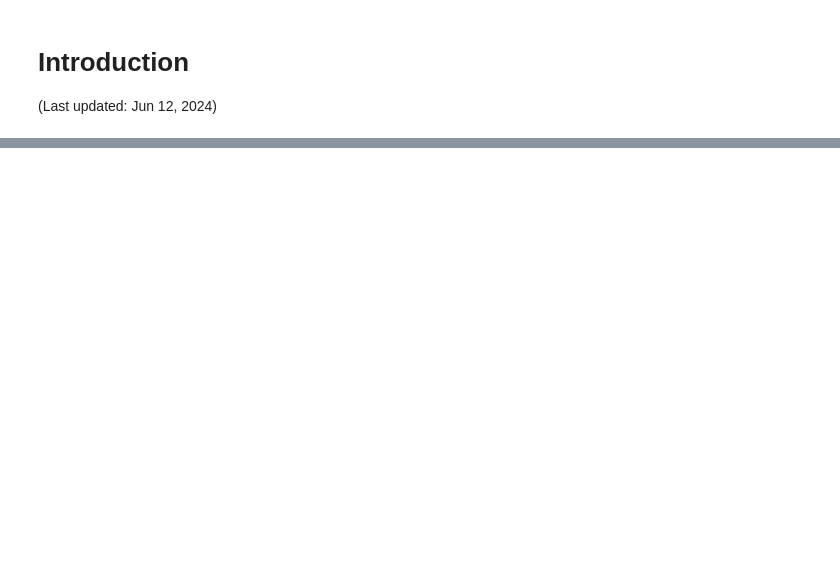
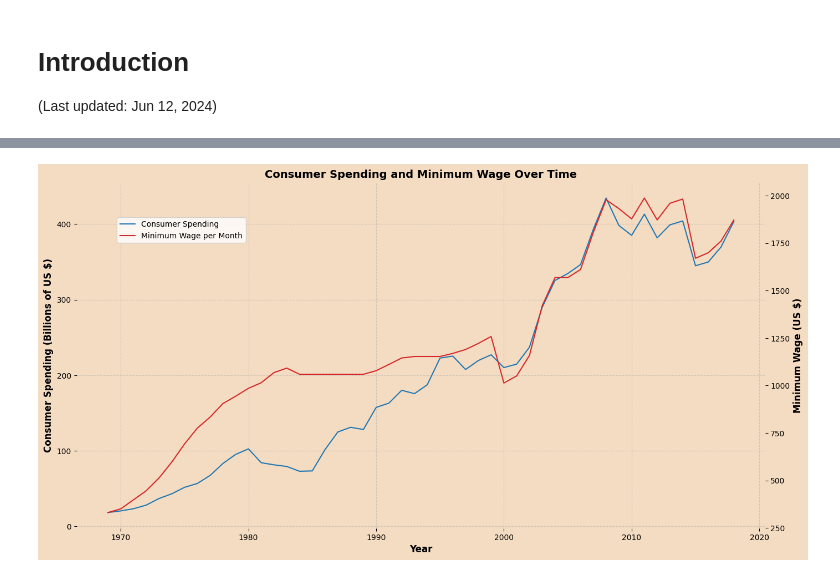
Before and after one commit to anri4/Information_Visualization, a Jupyter notebook: _build/jupyter_execute/docs/main.ipynb, the cells around one changed output, grey strips where cells are left out. Cells and saved outputs as stored; diff of their text form; code cells hidden in the pictures; blank space fills up the shorter version.

Commit message:
Finished graph 1

```diff
--- a/_build/jupyter_execute/docs/main.ipynb
+++ b/_build/jupyter_execute/docs/main.ipynb
@@ -60,3 +5,76 @@ plot_consumer_spending_and_minimum_wage()
+# %%
+import pandas as pd
+import matplotlib.pyplot as plt
+
+# Exchange rates from euros to dollars for each year Source : https://www.macrotrends.net/2548/euro-dollar-exchange-rate-historical-chart
+exchange_rates = {
+    1969: 1.1747, 1970: 1.1747, 1971: 1.1747, 1972: 1.1747, 1973: 1.1747, 1974: 1.1747, 1975: 1.1747,
+    1976: 1.1747, 1977: 1.1747, 1978: 1.1747, 1979: 1.1747, 1980: 1.1747, 1981: 1.1747, 1982: 1.1747,
+    1983: 1.1747, 1984: 1.1747, 1985: 1.1747, 1986: 1.1747, 1987: 1.1747, 1988: 1.1747, 1989: 1.1747,
+    1990: 1.1747, 1991: 1.1747, 1992: 1.1747, 1993: 1.1747, 1994: 1.1747, 1995: 1.1747, 1996: 1.1747,
+    1997: 1.1747, 1998: 1.1747, 1999: 1.1747, 2000: 0.92, 2001: 0.90, 2002: 0.95, 2003: 1.13, 2004: 1.24,
+    2005: 1.24, 2006: 1.26, 2007: 1.38, 2008: 1.47, 2009: 1.39, 2010: 1.33, 2011: 1.39, 2012: 1.29,
+    2013: 1.33, 2014: 1.33, 2015: 1.11, 2016: 1.11, 2017: 1.13, 2018: 1.18
+}
+
+def convert_euro_to_dollar(year, amount_euro):
+    return amount_euro * exchange_rates.get(year, 1)
+
+def plot_consumer_spending_and_minimum_wage():
+    minimum_wage_df = pd.read_csv("minimum_wage_data.csv")
+    consumer_spending_df = pd.read_csv("netherlands-consumer-spending.csv")
+
+    consumer_spending_df['year'] = consumer_spending_df['year'].str[:4]
+
+    minimum_wage_df['year'] = minimum_wage_df['year'].astype(int)
+    consumer_spending_df['year'] = consumer_spending_df['year'].astype(int)
+
+    minimum_wage_df['minimum wage per month (dollar)'] = minimum_wage_df.apply(
+        lambda row: convert_euro_to_dollar(row['year'], row['minimum wage per month (euro)']), axis=1
+    )
+
+    merged_df = pd.merge(consumer_spending_df, minimum_wage_df, on='year')
+
+    fig, ax1 = plt.subplots(figsize=(14, 7))
+
+    fig.patch.set_facecolor('#f4dcc2')
+    ax1.set_facecolor('#f4dcc2')
+    ax1.spines['top'].set_visible(False)
+    ax1.spines['right'].set_visible(False)
+    ax1.spines['left'].set_visible(False)
+    ax1.spines['bottom'].set_visible(False)
+
+    ax1.set_xlabel('Year', fontsize=12, fontweight='bold')
+    ax1.set_ylabel('Consumer Spending (Billions of US $)', color='black', fontsize=12, fontweight='bold')
+    ax1.plot(merged_df['year'], merged_df[' Billions of US $'], color='tab:blue', label='Consumer Spending')
+    ax1.tick_params(axis='y', labelcolor='black')
+    ax1.tick_params(axis='x', colors='black')
+
+    ax1.grid(True, linestyle='--', alpha=0.5)
+
+    ax2 = ax1.twinx()
+    ax2.set_facecolor('#f4dcc2')
+    ax2.spines['top'].set_visible(False)
+    ax2.spines['right'].set_visible(False)
+    ax2.spines['left'].set_visible(False)
+    ax2.spines['bottom'].set_visible(False)
+    ax2.set_ylabel('Minimum Wage (US $)', color='black', fontsize=12, fontweight='bold')
+    ax2.plot(merged_df['year'], merged_df['minimum wage per month (dollar)'], color='tab:red', label='Minimum Wage per Month')
+    ax2.tick_params(axis='y', labelcolor='black')
+
+    plt.title('Consumer Spending and Minimum Wage Over Time', fontsize=14, fontweight='bold')
+
+    fig.tight_layout()
+    fig.legend(loc="upper left", bbox_to_anchor=(0.1,0.9))
+
+    fig.subplots_adjust(top=0.98)
+
+    plt.show()
+
+# Call the function to plot the graph
+plot_consumer_spending_and_minimum_wage()
+# %% [output]
+[figure, added]
 # %%
 import pandas as pd
 import plotly.graph_objects as go
```
Also changed, not shown: parts of 3 cells of this notebook, 14 other files.
